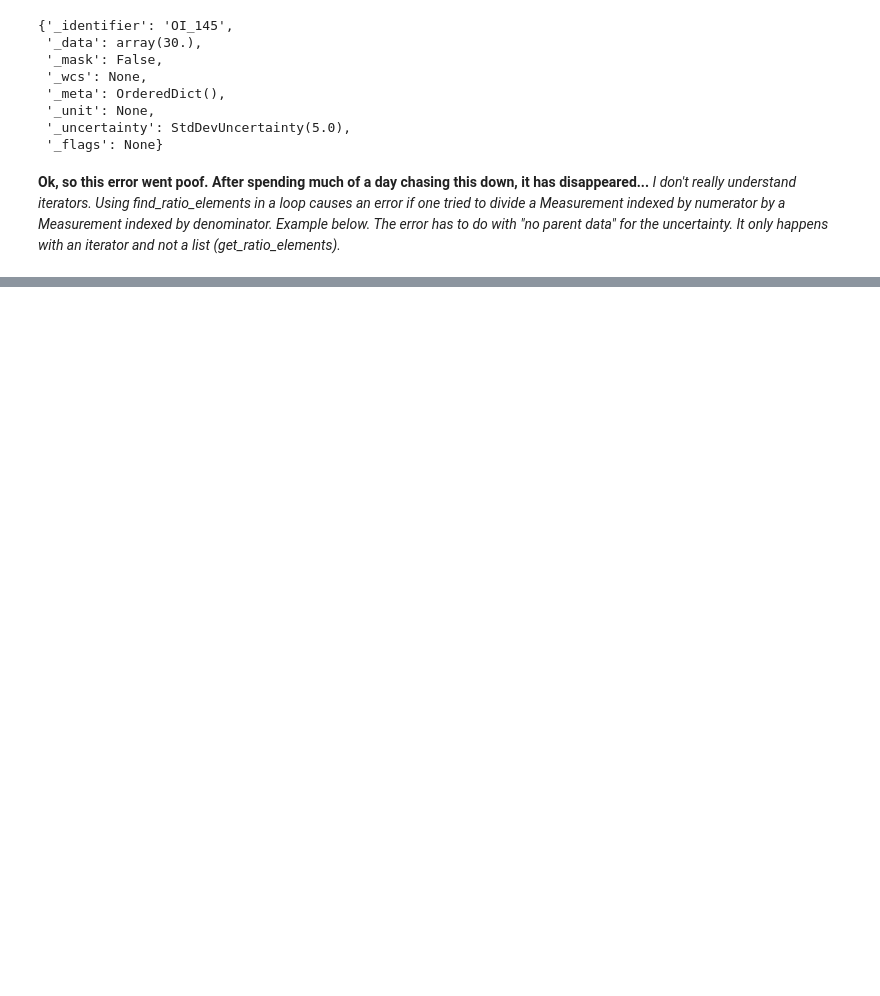
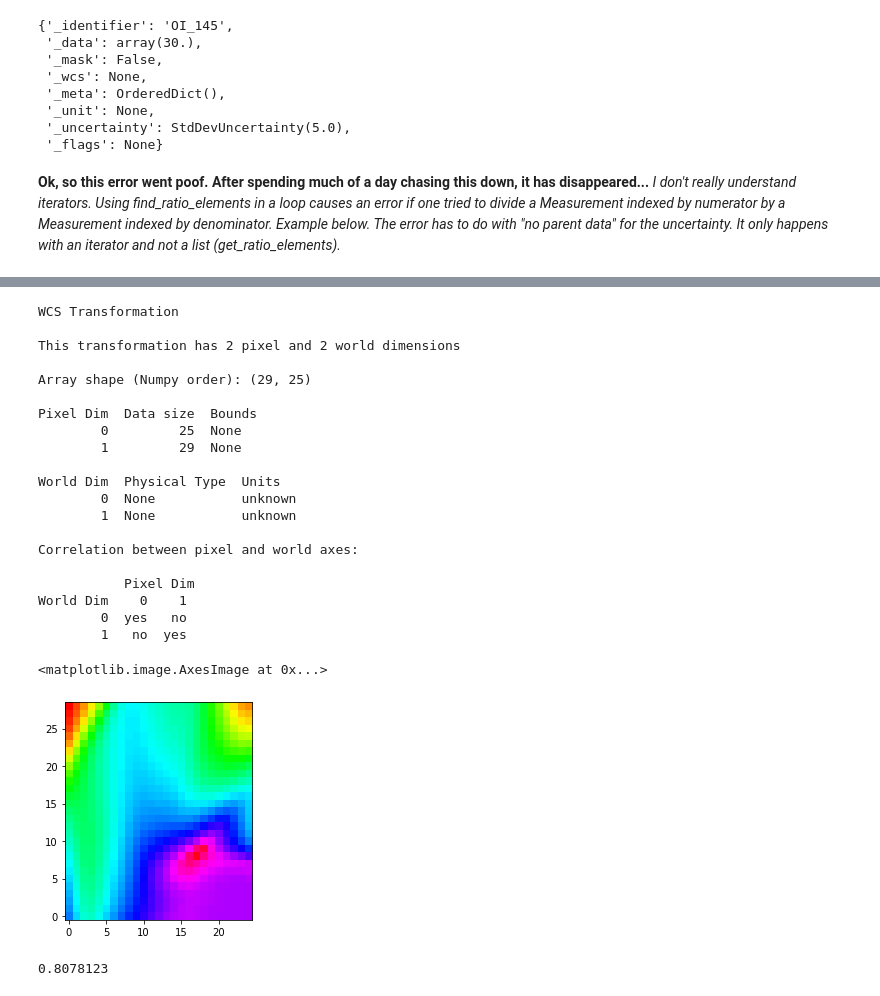
Before and after one commit to mpound/pdrttest, a Jupyter notebook: compute chisq.ipynb, the cells around one changed output, grey strips where cells are left out. Cells and saved outputs as stored; diff of their text form; code cells hidden in the pictures; blank space fills up the shorter version.

```diff
--- a/compute chisq.ipynb
+++ b/compute chisq.ipynb
@@ -372,0 +492,31 @@ q.id
+# %%
+tt = p._chisq
+print(tt.wcs)
+plt.imshow(tt,norm=colors.LogNorm(vmin=tt.data.min(), vmax=tt.data.max()),cmap='hsv_r',origin='lower')
+# %% [output]
+WCS Transformation
+
+This transformation has 2 pixel and 2 world dimensions
+
+Array shape (Numpy order): (29, 25)
+
+Pixel Dim  Data size  Bounds
+        0         25  None
+        1         29  None
+
+World Dim  Physical Type  Units
+        0  None           unknown
+        1  None           unknown
+
+Correlation between pixel and world axes:
+
+           Pixel Dim
+World Dim    0    1
+        0  yes   no
+        1   no  yes
+<matplotlib.image.AxesImage at 0x...>
+[figure, added]
+# %%
+np.min(p._chisq.data)
+# %% [output]
+0.8078123
```
Also changed, not shown: parts of 26 cells of this notebook.
